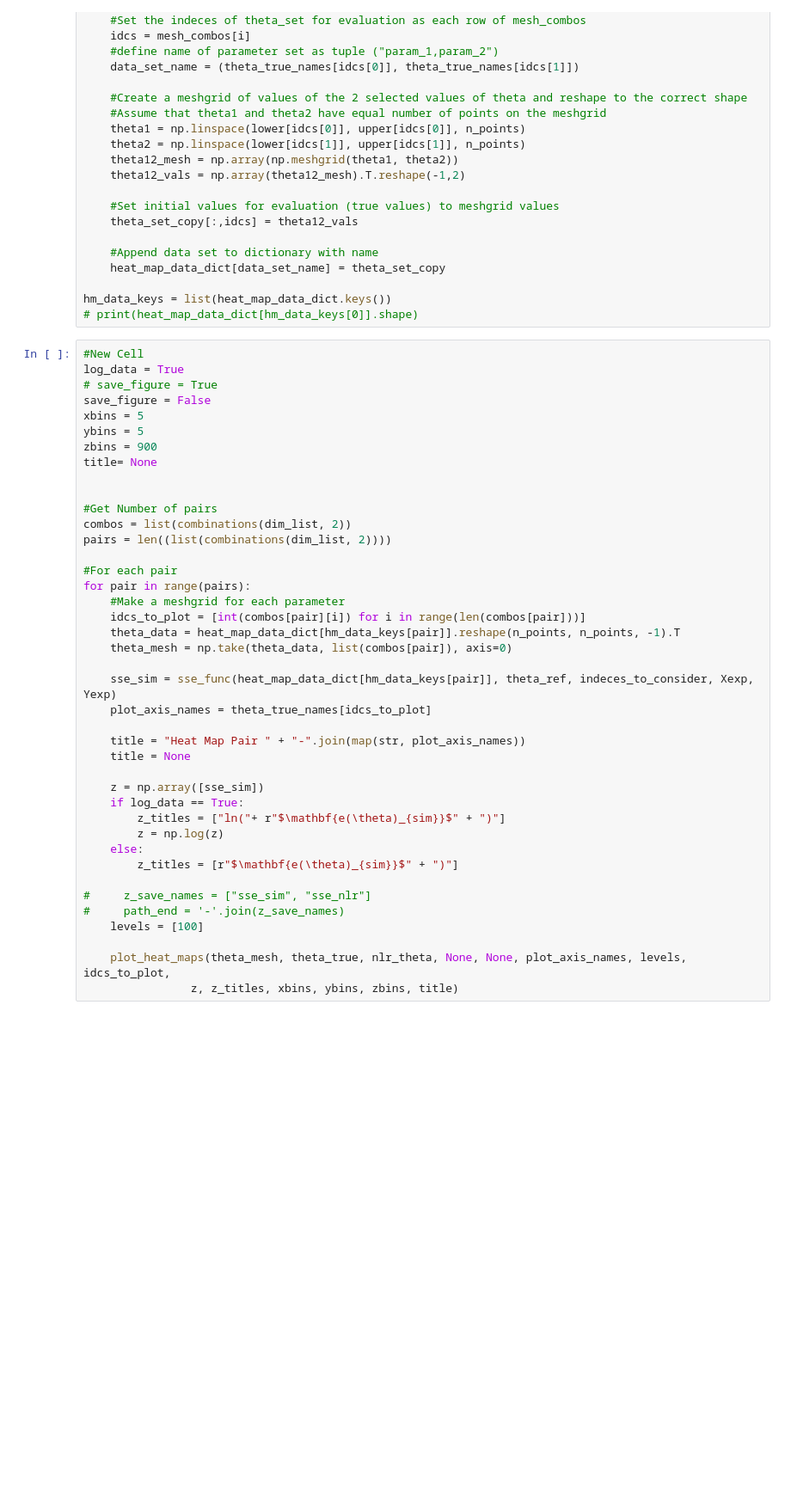
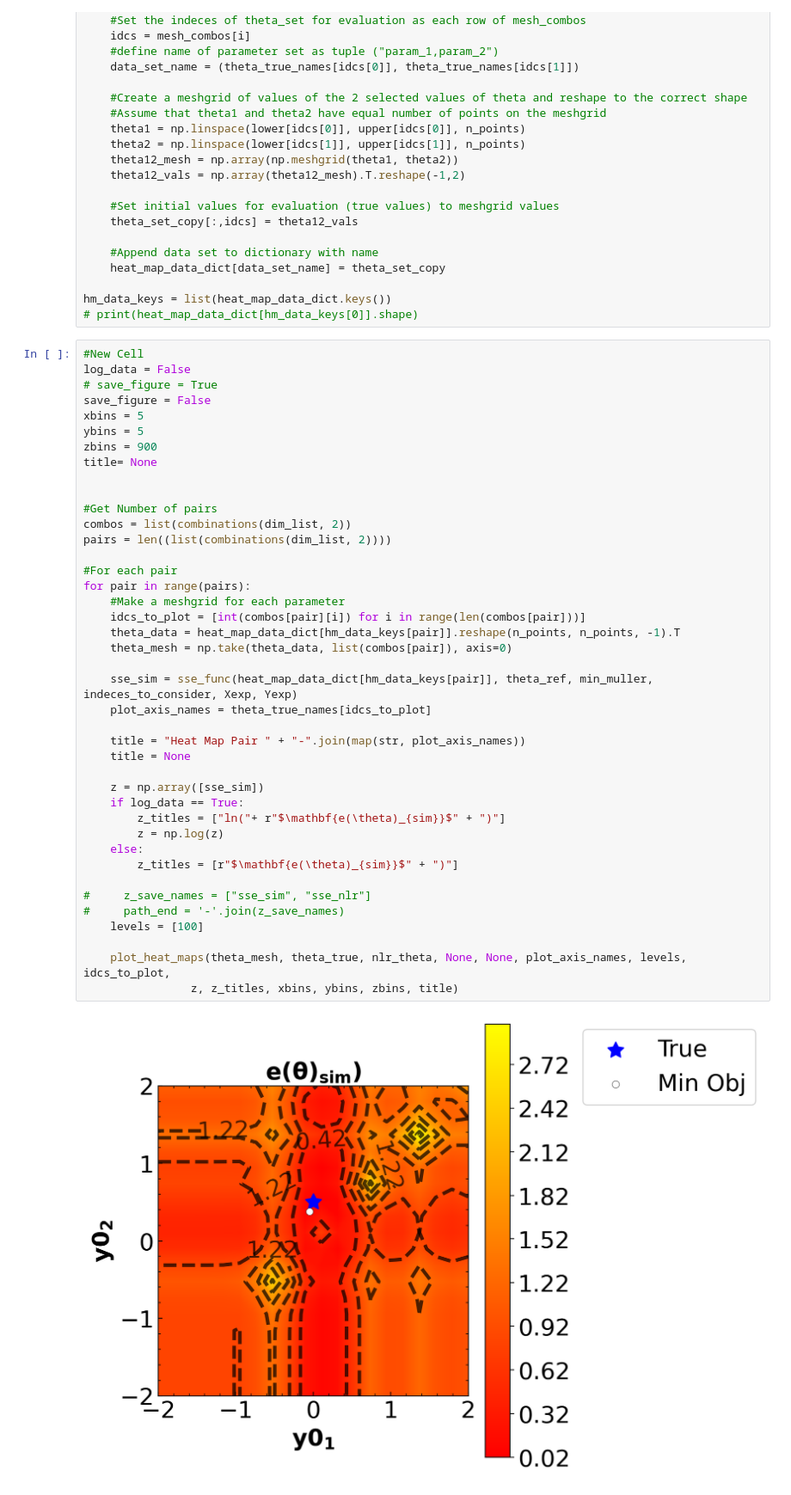
Before and after one commit to dowlinglab/GPBO_Emulators, a Jupyter notebook: Nonlinear_Regression/CS3_NLR.ipynb, the cells around one changed output. Shown at 86% size. Drawn from its saved outputs; the diff is of its cells as text; blank space fills up the shorter version.

```diff
--- a/Nonlinear_Regression/CS3_NLR.ipynb
+++ b/Nonlinear_Regression/CS3_NLR.ipynb
@@ -322,7 +359,7 @@ hm_data_keys = list(heat_map_data_dict.keys())
 # print(heat_map_data_dict[hm_data_keys[0]].shape)
 # %%
 #New Cell
-log_data = True
+log_data = False
 # save_figure = True
 save_figure = False
 xbins = 5
@@ -333,31 +370,33 @@ title= None
 
 #Get Number of pairs
 combos = list(combinations(dim_list, 2))
 pairs = len((list(combinations(dim_list, 2))))
 
 #For each pair
 for pair in range(pairs):
     #Make a meshgrid for each parameter
     idcs_to_plot = [int(combos[pair][i]) for i in range(len(combos[pair]))]
     theta_data = heat_map_data_dict[hm_data_keys[pair]].reshape(n_points, n_points, -1).T
     theta_mesh = np.take(theta_data, list(combos[pair]), axis=0)
 
-    sse_sim = sse_func(heat_map_data_dict[hm_data_keys[pair]], theta_ref, indeces_to_consider, Xexp, Yexp)
+    sse_sim = sse_func(heat_map_data_dict[hm_data_keys[pair]], theta_ref, min_muller, indeces_to_consider, Xexp, Yexp)
     plot_axis_names = theta_true_names[idcs_to_plot]
 
     title = "Heat Map Pair " + "-".join(map(str, plot_axis_names))
     title = None
 
     z = np.array([sse_sim])
     if log_data == True:
         z_titles = ["ln("+ r"$\mathbf{e(\theta)_{sim}}$" + ")"]
         z = np.log(z)
     else:
         z_titles = [r"$\mathbf{e(\theta)_{sim}}$" + ")"]
 
 #     z_save_names = ["sse_sim", "sse_nlr"]
 #     path_end = '-'.join(z_save_names)
     levels = [100]
 
     plot_heat_maps(theta_mesh, theta_true, nlr_theta, None, None, plot_axis_names, levels, idcs_to_plot,
                 z, z_titles, xbins, ybins, zbins, title)
+# %% [output]
+[figure, added]
```
Also changed, not shown: parts of 15 cells of this notebook, 9 other files.
